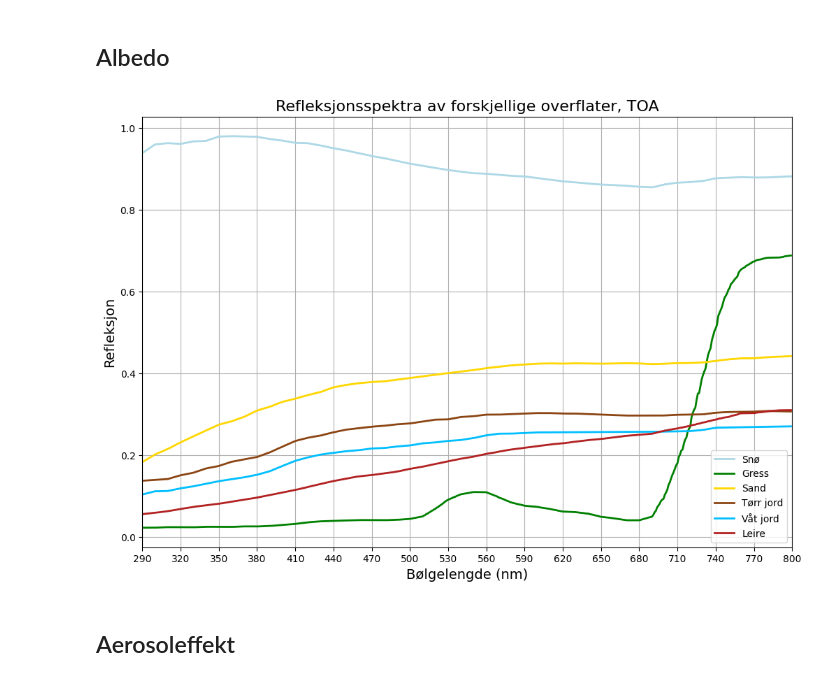
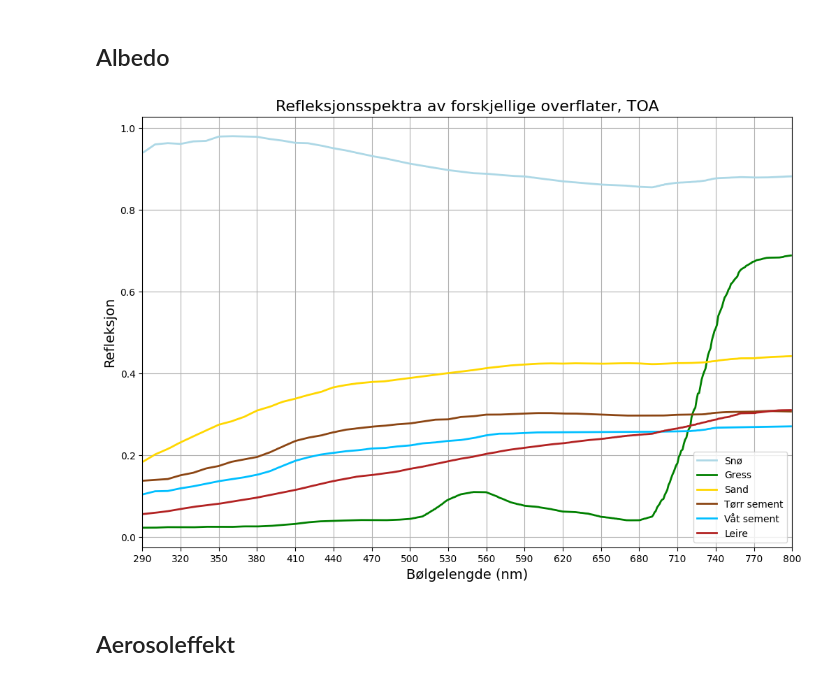
Before and after one commit to SkaugJr/TTK4265-OptiskFjernmaaling, a Jupyter notebook: Prosjekt2/RTM.ipynb, the cells around one changed output. Cells and saved outputs as stored; diff of their text form; code cells hidden in the pictures.

```diff
--- a/Prosjekt2/RTM.ipynb
+++ b/Prosjekt2/RTM.ipynb
@@ -570,36 +570,36 @@ beet = parse_uvspec_output('Data/beet.OUT')
 beet['reflectance'] = beet['eup'] / beet['edir']
 
 stub = parse_uvspec_output('Data/stub.OUT')
 stub['reflectance'] = stub['eup'] / stub['edir']
 
 
 plt.figure(figsize=(12, 8))
 
 # Plotting with appropriate colors
 plt.plot(sno2['lambda'], sno2['reflectance'], label='Snø', linewidth=2, color='lightblue')
 plt.plot(gras['lambda'], gras['reflectance'], label='Gress', linewidth=2, color='green')
 plt.plot(sand['lambda'], sand['reflectance'], label='Sand', linewidth=2, color='gold')
-plt.plot(cdry['lambda'], cdry['reflectance'], label='Tørr jord', linewidth=2, color='saddlebrown')
-plt.plot(cwet['lambda'], cwet['reflectance'], label='Våt jord', linewidth=2, color='deepskyblue')
+plt.plot(cdry['lambda'], cdry['reflectance'], label='Tørr sement', linewidth=2, color='saddlebrown')
+plt.plot(cwet['lambda'], cwet['reflectance'], label='Våt sement', linewidth=2, color='deepskyblue')
 #plt.plot(oat['lambda'], oat['reflectance'], label='Havre', linewidth=2, color='goldenrod')
 #plt.plot(lawn['lambda'], lawn['reflectance'], label='Gressplen', linewidth=2, color='darkgreen')
 plt.plot(loam['lambda'], loam['reflectance'], label='Leire', linewidth=2, color='firebrick')
 #plt.plot(rye['lambda'], rye['reflectance'], label='Rug', linewidth=2, color='darkgreen')
 #plt.plot(beet['lambda'], beet['reflectance'], label='Rødbete', linewidth=2, color='darkred')
 #plt.plot(stub['lambda'], stub['reflectance'], label='Stubb', linewidth=2, color='dimgray')
 
 # Labels and title in Norwegian
 plt.xlabel('Bølgelengde (nm)', fontsize=14)
 plt.ylabel('Refleksjon', fontsize=14)
 plt.title('Refleksjonsspektra av forskjellige overflater, TOA', fontsize=16)
 plt.legend()
 plt.xlim(291, 799)
 plt.xticks(np.arange(290, 801, 30))
 
 plt.grid(True)
 plt.show()
 # %% [output]
-[figure, old version]
+[figure, new version]
 # %% [markdown]
 ## Aerosoleffekt
 # %%
```
Also changed, not shown: 3 other files.
